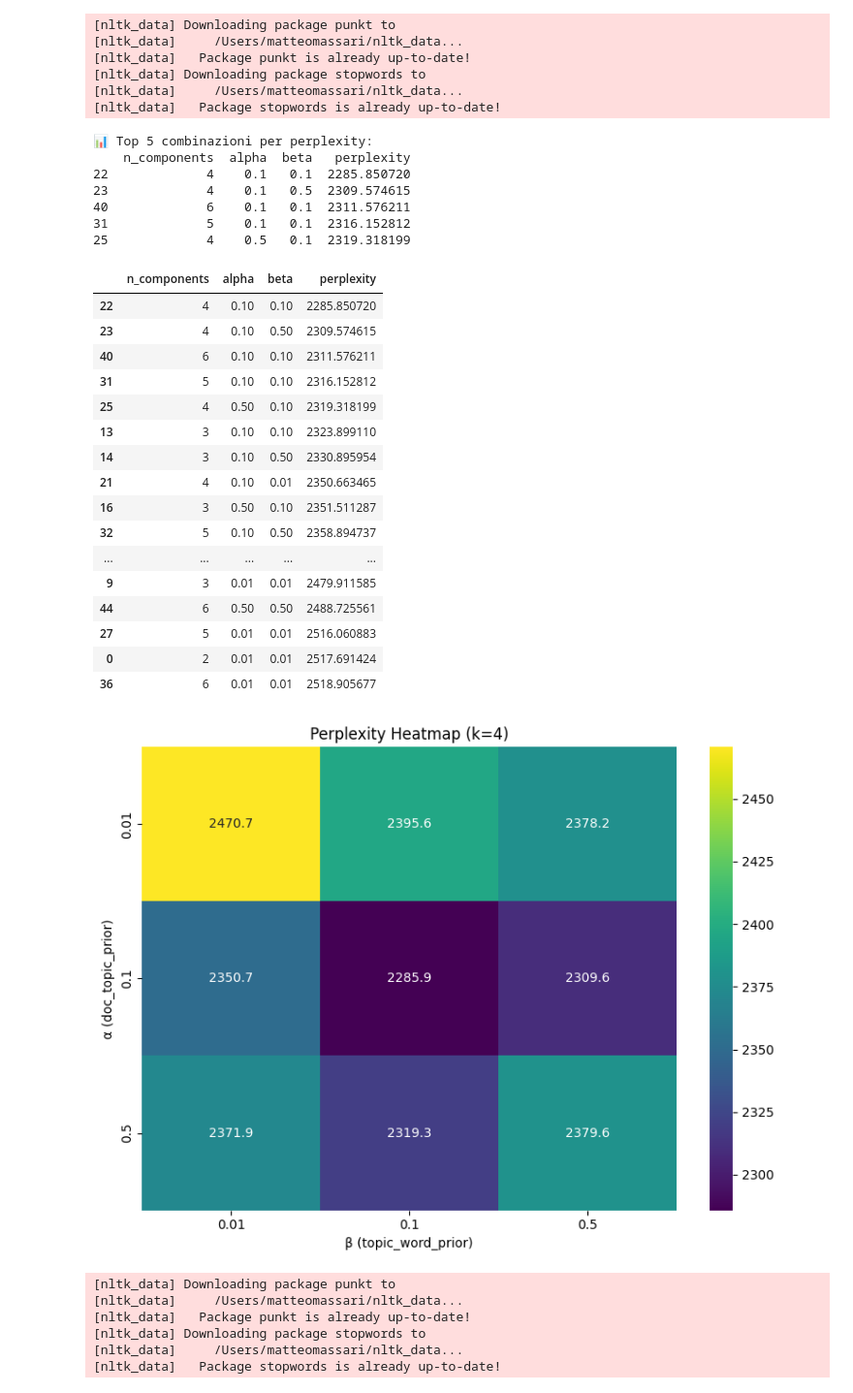
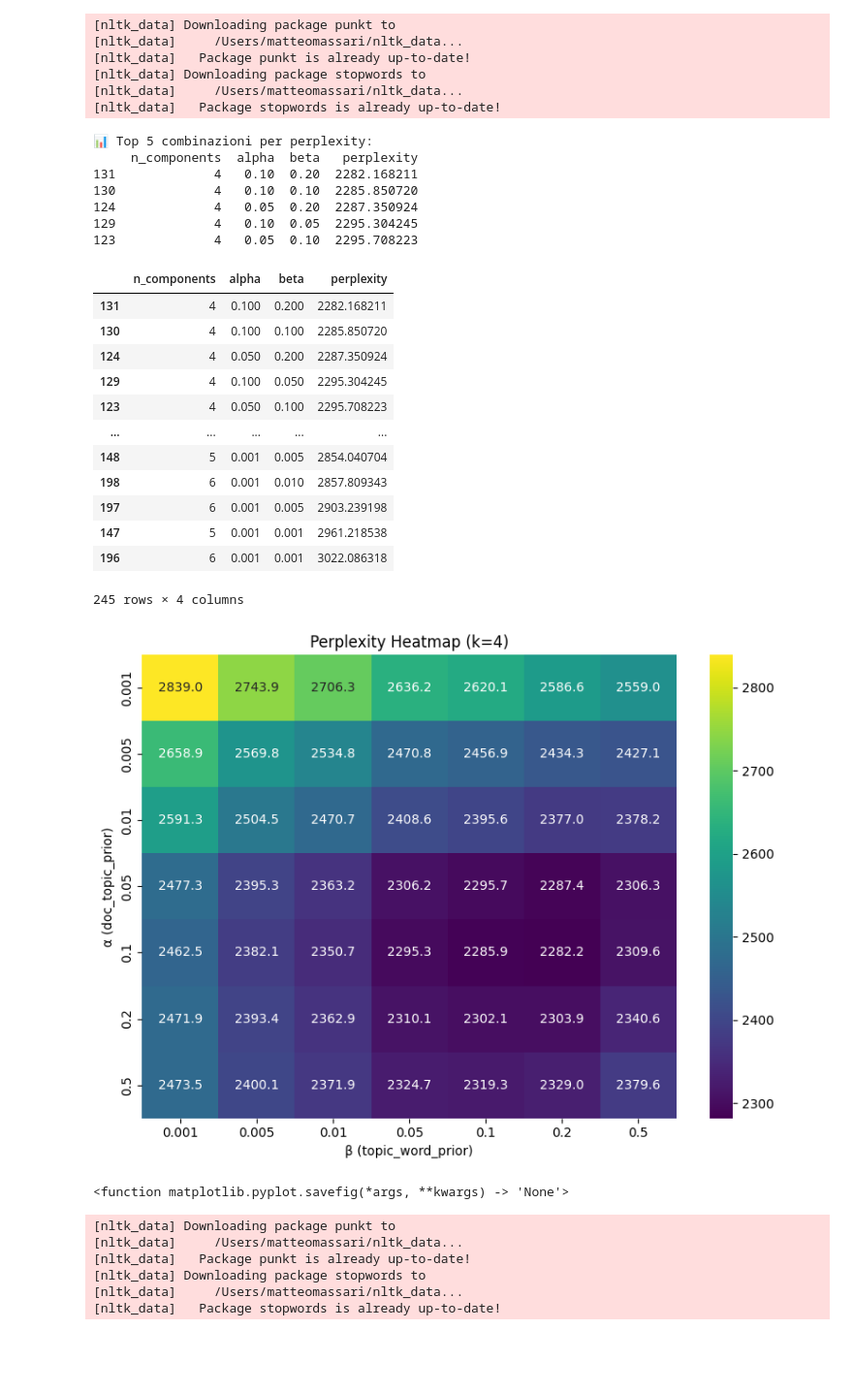
Before and after one commit to CrispyCocaBoy/css_analysis, a Jupyter notebook: analysis.ipynb, the cells around one changed output. Shown at 97% size. Cells and saved outputs as stored; diff of their text form; code cells hidden in the pictures; blank space fills up the shorter version.

```diff
--- a/analysis.ipynb
+++ b/analysis.ipynb
@@ -368,8 +348,8 @@ doc_term_matrix = vectorizer.fit_transform(df["clean_text"])
 # Parametri da testare
 param_grid = {
     "n_components": [2, 3, 4, 5, 6],
-    "doc_topic_prior": [0.01, 0.1, 0.5,],     # alpha
-    "topic_word_prior": [0.01, 0.1, 0.5 ]    # beta
+    "doc_topic_prior": [0.001, 0.005, 0.01, 0.05, 0.1, 0.2, 0.5],   # alpha
+    "topic_word_prior": [0.001, 0.005, 0.01, 0.05, 0.1, 0.2, 0.5]    # beta
 }
 param_combinations = list(itertools.product(
     param_grid["n_components"],
@@ -415,48 +395,46 @@ print(results_grid_search.head(5))
 # results_grid_search.to_csv("data_retrival/result_grid_search.csv")
 # %% [output]
 📊 Top 5 combinazioni per perplexity:
-    n_components  alpha  beta   perplexity
-22             4    0.1   0.1  2285.850720
-23             4    0.1   0.5  2309.574615
-40             6    0.1   0.1  2311.576211
-31             5    0.1   0.1  2316.152812
-25             4    0.5   0.1  2319.318199
+     n_components  alpha  beta   perplexity
+131             4   0.10  0.20  2282.168211
+130             4   0.10  0.10  2285.850720
+124             4   0.05  0.20  2287.350924
+129             4   0.10  0.05  2295.304245
+123             4   0.05  0.10  2295.708223
 # %%
 results_grid_search
 # %% [output]
 |  | n_components | alpha | beta | perplexity |
-| 22 | 4 | 0.10 | 0.10 | 2285.850720 |
-| 23 | 4 | 0.10 | 0.50 | 2309.574615 |
-| 40 | 6 | 0.10 | 0.10 | 2311.576211 |
-| 31 | 5 | 0.10 | 0.10 | 2316.152812 |
-| 25 | 4 | 0.50 | 0.10 | 2319.318199 |
-| 13 | 3 | 0.10 | 0.10 | 2323.899110 |
-| 14 | 3 | 0.10 | 0.50 | 2330.895954 |
-| 21 | 4 | 0.10 | 0.01 | 2350.663465 |
-| 16 | 3 | 0.50 | 0.10 | 2351.511287 |
-| 32 | 5 | 0.10 | 0.50 | 2358.894737 |
+| 131 | 4 | 0.100 | 0.200 | 2282.168211 |
+| 130 | 4 | 0.100 | 0.100 | 2285.850720 |
+| 124 | 4 | 0.050 | 0.200 | 2287.350924 |
+| 129 | 4 | 0.100 | 0.050 | 2295.304245 |
+| 123 | 4 | 0.050 | 0.100 | 2295.708223 |
 | ... | ... | ... | ... | ... |
-| 9 | 3 | 0.01 | 0.01 | 2479.911585 |
-| 44 | 6 | 0.50 | 0.50 | 2488.725561 |
-| 27 | 5 | 0.01 | 0.01 | 2516.060883 |
-| 0 | 2 | 0.01 | 0.01 | 2517.691424 |
-| 36 | 6 | 0.01 | 0.01 | 2518.905677 |
+| 148 | 5 | 0.001 | 0.005 | 2854.040704 |
+| 198 | 6 | 0.001 | 0.010 | 2857.809343 |
+| 197 | 6 | 0.001 | 0.005 | 2903.239198 |
+| 147 | 5 | 0.001 | 0.001 | 2961.218538 |
+| 196 | 6 | 0.001 | 0.001 | 3022.086318 |
+245 rows × 4 columns
 # %%
 import seaborn as sns
 import matplotlib.pyplot as plt
 
 subset = results_grid_search[results_grid_search["n_components"] == 4]
 pivot_table = subset.pivot(index="alpha", columns="beta", values="perplexity")
 
 plt.figure(figsize=(8, 6))
 sns.heatmap(pivot_table, annot=True, fmt=".1f", cmap="viridis")
 plt.title("Perplexity Heatmap (k=4)")
 plt.xlabel("β (topic_word_prior)")
 plt.ylabel("α (doc_topic_prior)")
 plt.tight_layout()
 plt.show()
+plt.savefig
 # %% [output]
-[figure, old version]
+[figure, new version]
+<function matplotlib.pyplot.savefig(*args, **kwargs) -> 'None'>
 # %%
 import pandas as pd
 import nltk
```
Also changed, not shown: parts of 11 cells of this notebook, 15 other files.
